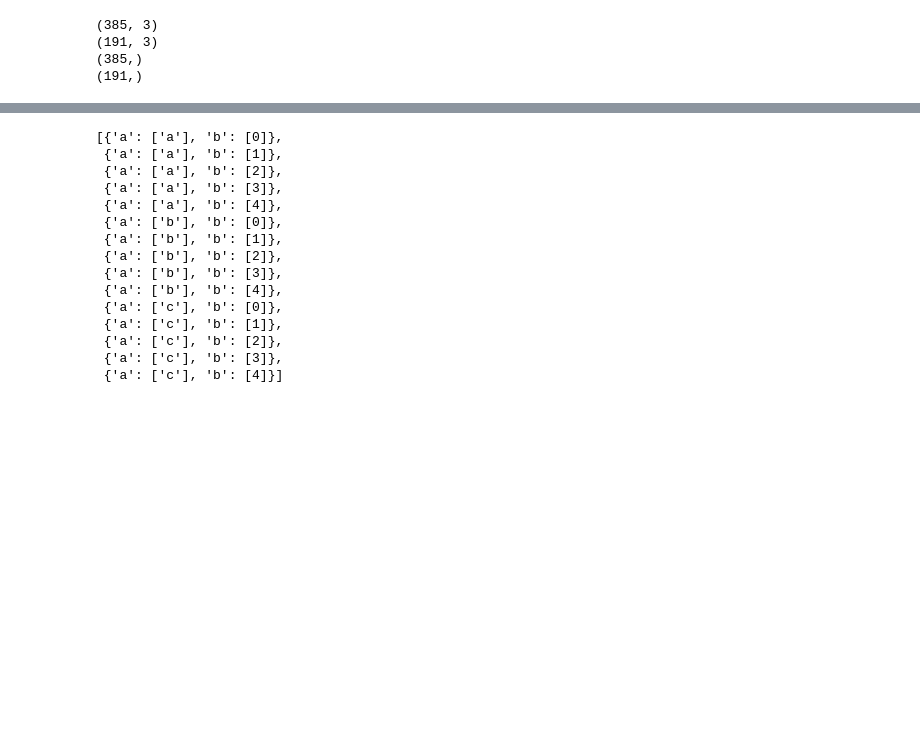
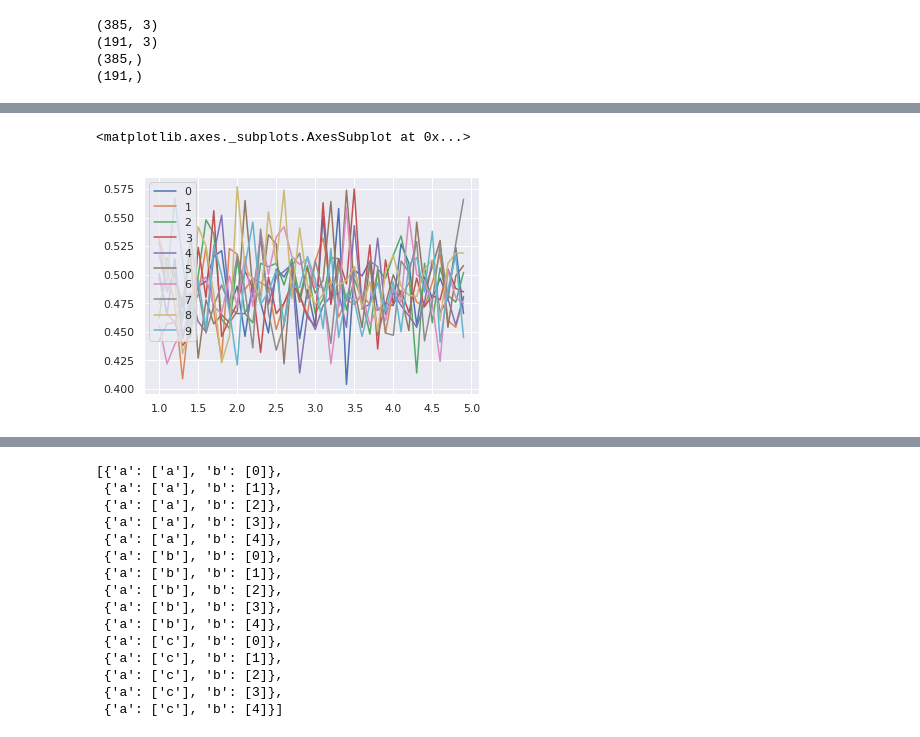
Before and after one commit to AlexandreGazagnes/Driven-Data-Blood-Donations, a Jupyter notebook: kernels/final_notebook.ipynb, the cells around one changed output, grey strips where cells are left out. Saved outputs shown, nothing was run; the diff lists cells and outputs as text; code cells hidden in the pictures; blank space fills up the shorter version.

```diff
--- a/kernels/final_notebook.ipynb
+++ b/kernels/final_notebook.ipynb
@@ -1083,9 +874,0 @@ results
-# %%
-type(results)
-print(results.index)
-print(results.columns)
-
-
-results = results.drop(["std", "count", "min", "max", "mean"],axis=0)
-results.boxplot()
-plt.show()
@@ -1437,0 +1136,27 @@ Fitting 8 folds for each of 1 candidates, totalling 8 fits
+# %%
+# An other test could benchmark various k values of outliers threshold
+
+def benchmark_various_outliers(     n=5, df=None, graph=True, params=None,
+                                    k_list=None, model=None ) :
+
+    if not isinstance(df, pd.DataFrame):
+        df = build_df(DATA, TRAIN_FILE)
+
+    if not isinstance(k_list, Iterable) :
+        k_list = np.arange(1, 5, 0.1,).round(1)
+
+    if not model : model = LogisticRegression
+
+    if not params : params = dict()
+
+    results = [ pd.Series([run_GSCV(model, params, delete_outliers(df, k))[0] for k in k_list],
+                        index=k_list) for i in range(n)]
+
+    results = pd.DataFrame(results, columns=k_list)
+
+    return results
+
+
+####
+
+results = benchmark_various_outliers(20)
@@ -1437,0 +1181,7 @@ Fitting 8 folds for each of 1 candidates, totalling 8 fits
+# %%
+# raw plot of every exp
+
+results.T.iloc[:, :10].plot()
+# %% [output]
+<matplotlib.axes._subplots.AxesSubplot at 0x...>
+[figure, added]
```
Also changed, not shown: parts of 82 cells of this notebook, 1 other file.
